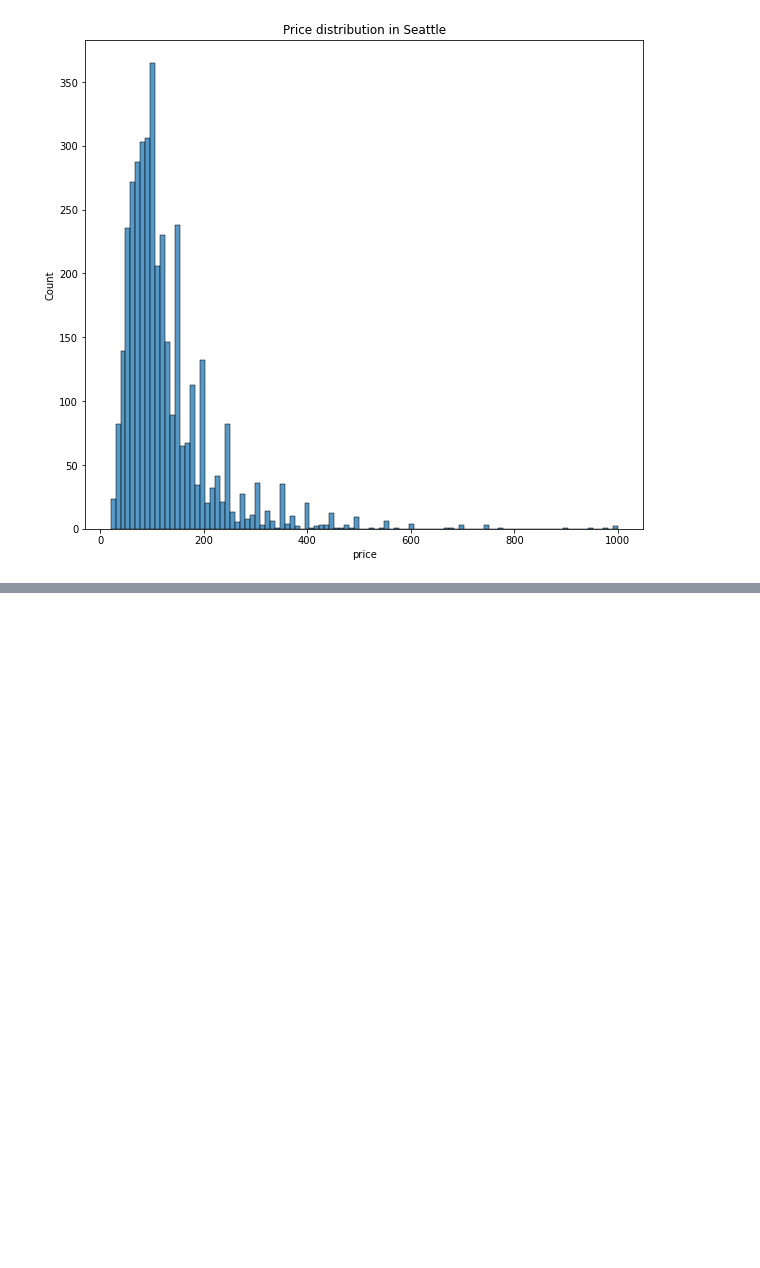
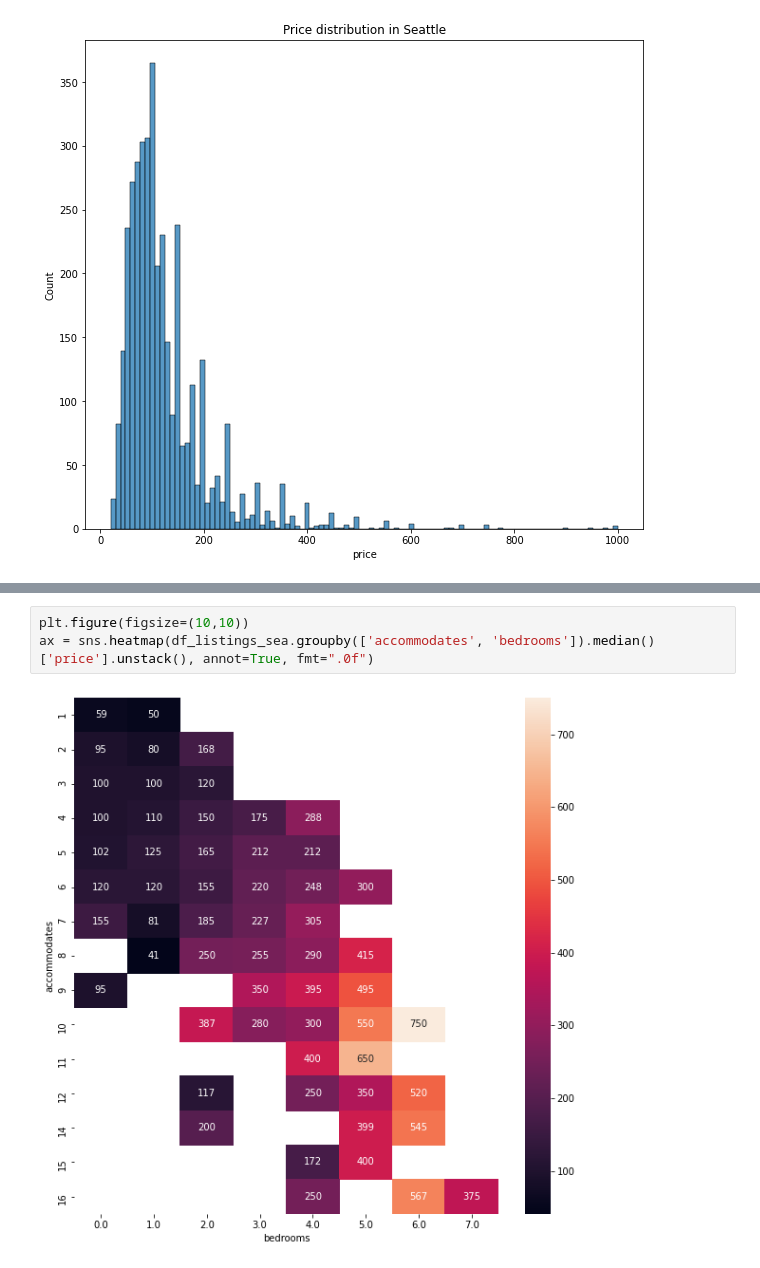
Before and after one commit to ivanmang/Airbnb-data-analysis, a Jupyter notebook: price_predict.ipynb, the cells around one changed output, grey strips where cells are left out. Cells and saved outputs as stored; diff of their text form; blank space fills up the shorter version.

```diff
--- a/price_predict.ipynb
+++ b/price_predict.ipynb
@@ -179,0 +259,5 @@ Name: price, dtype: float64
+# %%
+plt.figure(figsize=(10,10))
+ax = sns.heatmap(df_listings_sea.groupby(['accommodates', 'bedrooms']).median()['price'].unstack(), annot=True, fmt=".0f")
+# %% [output]
+[figure, added]
```
Also changed, not shown: parts of 45 cells of this notebook.
